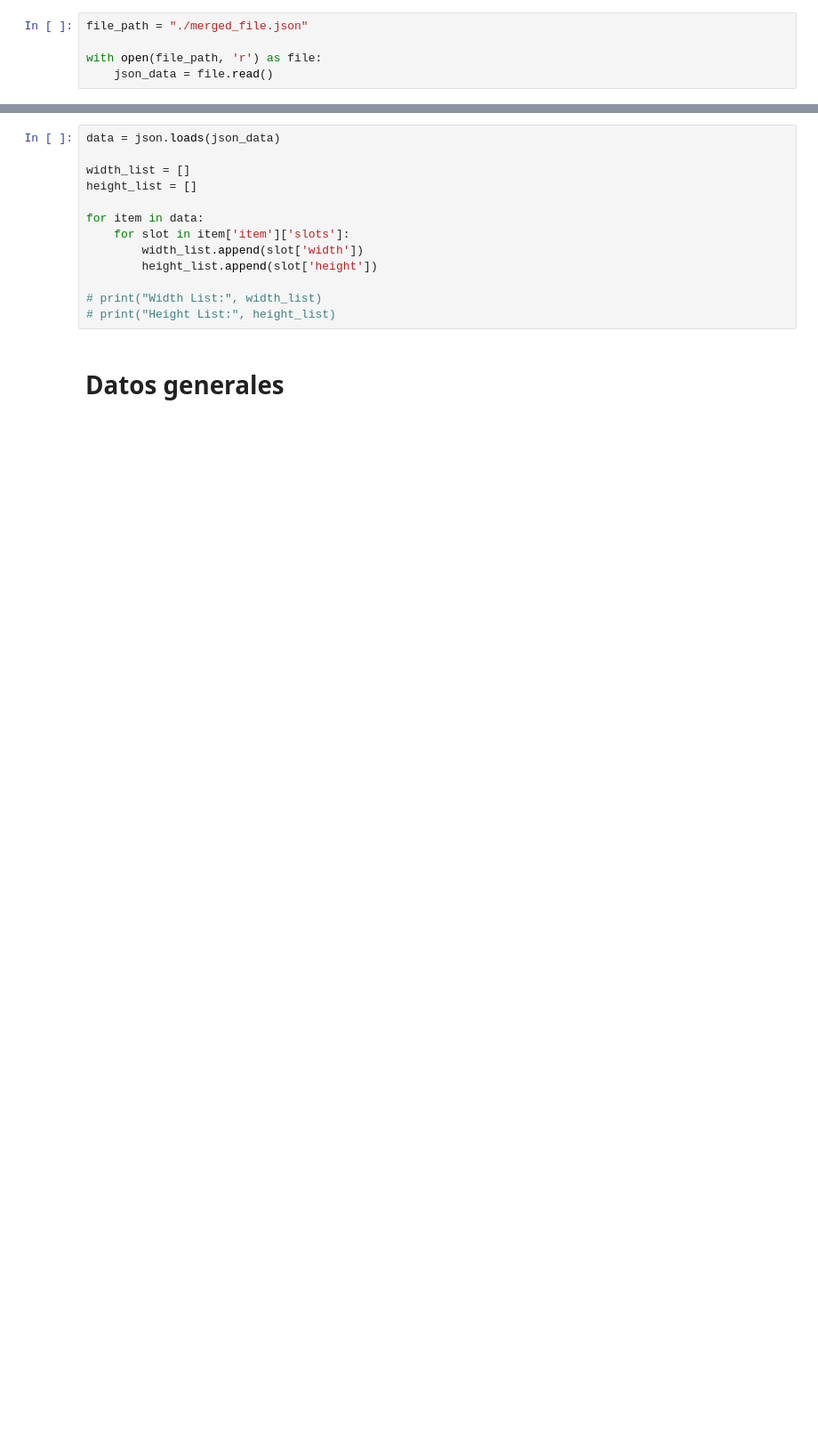
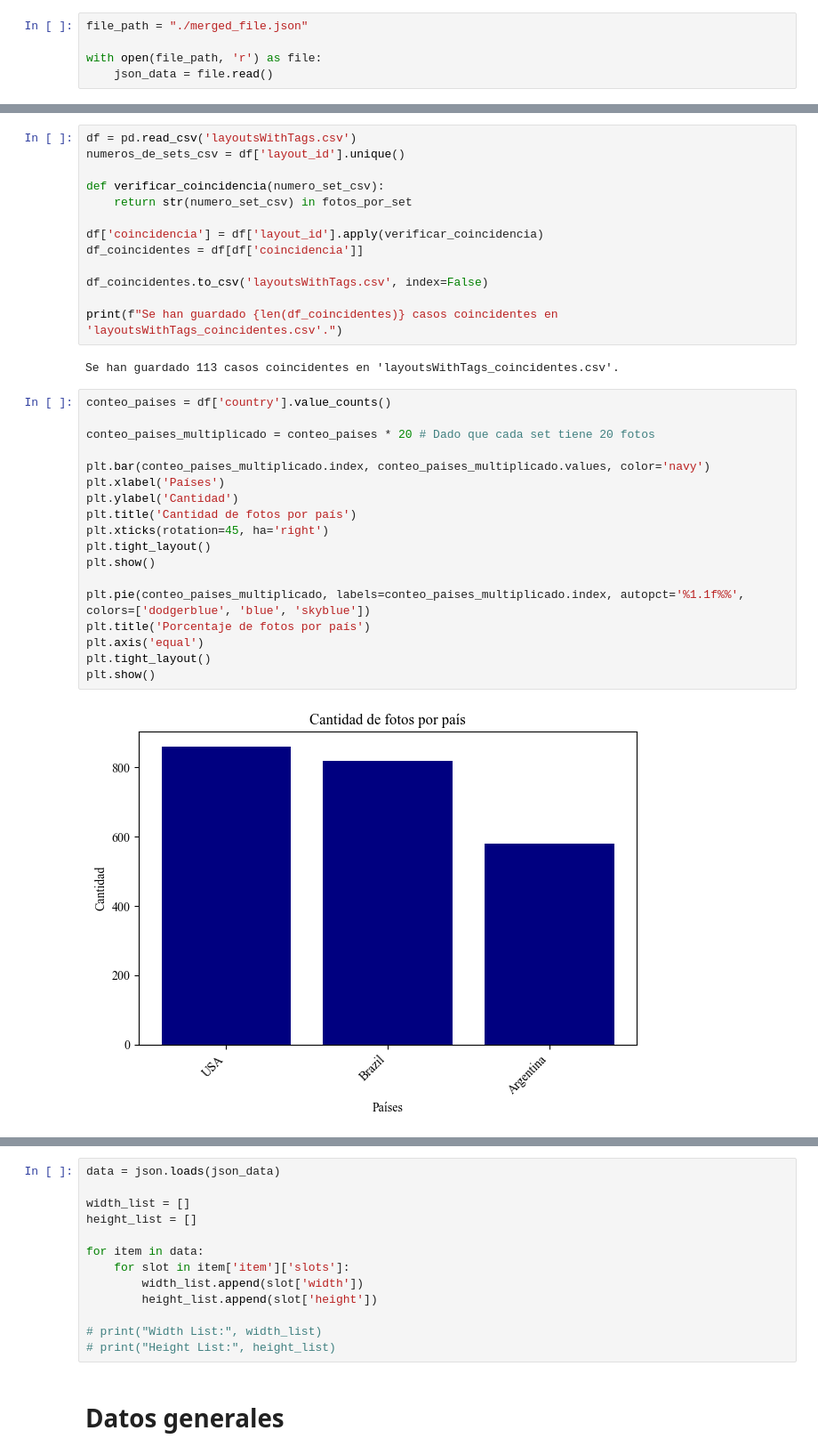
Before and after one commit to azulamakk/PF-vacasVaqueras, a Jupyter notebook: 01.0-am-EDA.ipynb, the cells around one changed output, grey strips where cells are left out. Shown at 89% size. Cells and saved outputs as stored; diff of their text form; blank space fills up the shorter version.

```diff
--- a/01.0-am-EDA.ipynb
+++ b/01.0-am-EDA.ipynb
@@ -17,0 +53,35 @@ with open(file_path, 'r') as file:
+# %%
+df = pd.read_csv('layoutsWithTags.csv')
+numeros_de_sets_csv = df['layout_id'].unique()
+
+def verificar_coincidencia(numero_set_csv):
+    return str(numero_set_csv) in fotos_por_set
+
+df['coincidencia'] = df['layout_id'].apply(verificar_coincidencia)
+df_coincidentes = df[df['coincidencia']]
+
+df_coincidentes.to_csv('layoutsWithTags.csv', index=False)
+
+print(f"Se han guardado {len(df_coincidentes)} casos coincidentes en 'layoutsWithTags_coincidentes.csv'.")
+# %% [output]
+Se han guardado 113 casos coincidentes en 'layoutsWithTags_coincidentes.csv'.
+# %%
+conteo_paises = df['country'].value_counts()
+
+conteo_paises_multiplicado = conteo_paises * 20 # Dado que cada set tiene 20 fotos
+
+plt.bar(conteo_paises_multiplicado.index, conteo_paises_multiplicado.values, color='navy')
+plt.xlabel('Países')
+plt.ylabel('Cantidad')
+plt.title('Cantidad de fotos por país')
+plt.xticks(rotation=45, ha='right')
+plt.tight_layout()
+plt.show()
+
+plt.pie(conteo_paises_multiplicado, labels=conteo_paises_multiplicado.index, autopct='%1.1f%%', colors=['dodgerblue', 'blue', 'skyblue'])
+plt.title('Porcentaje de fotos por país')
+plt.axis('equal')
+plt.tight_layout()
+plt.show()
+# %% [output]
+[figure, added]
```
Also changed, not shown: parts of 15 cells of this notebook, 1 other file.
